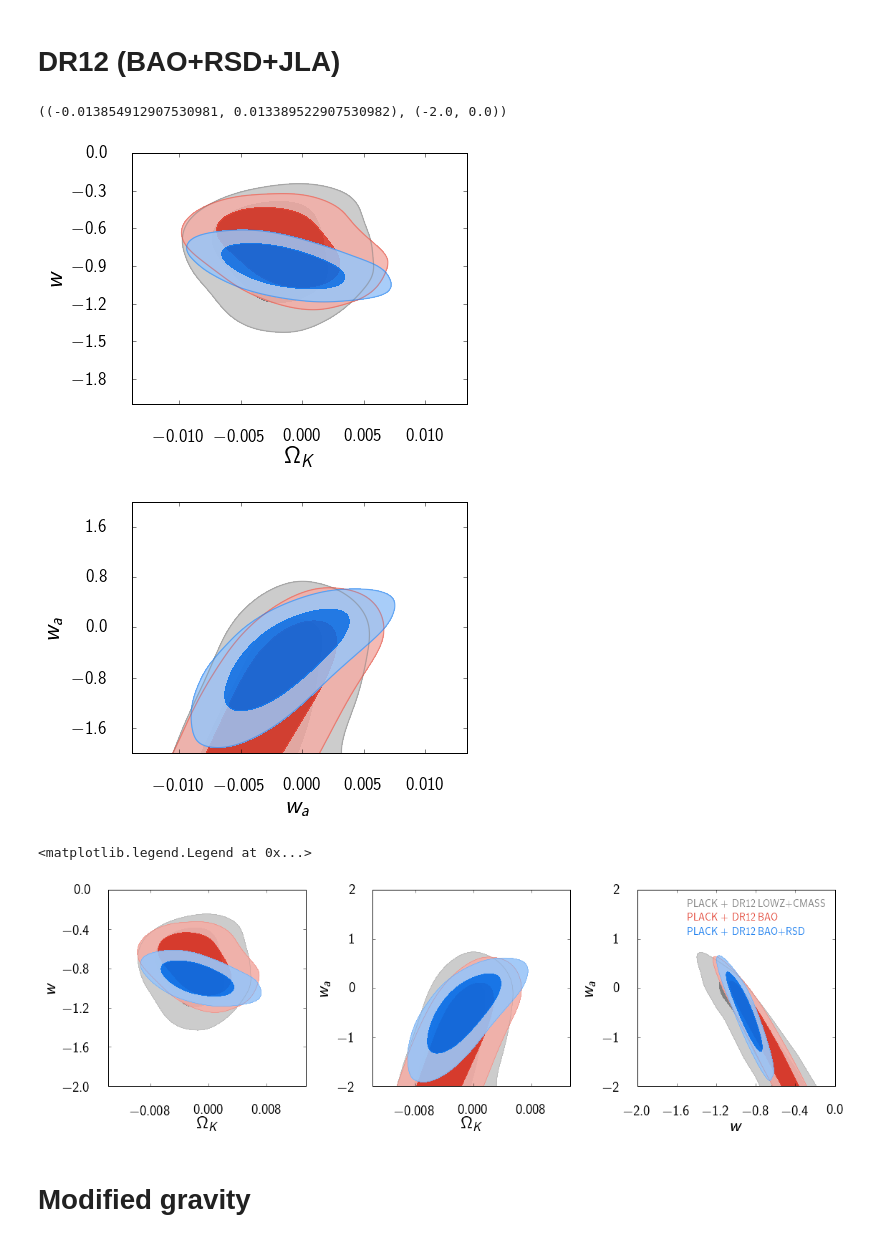
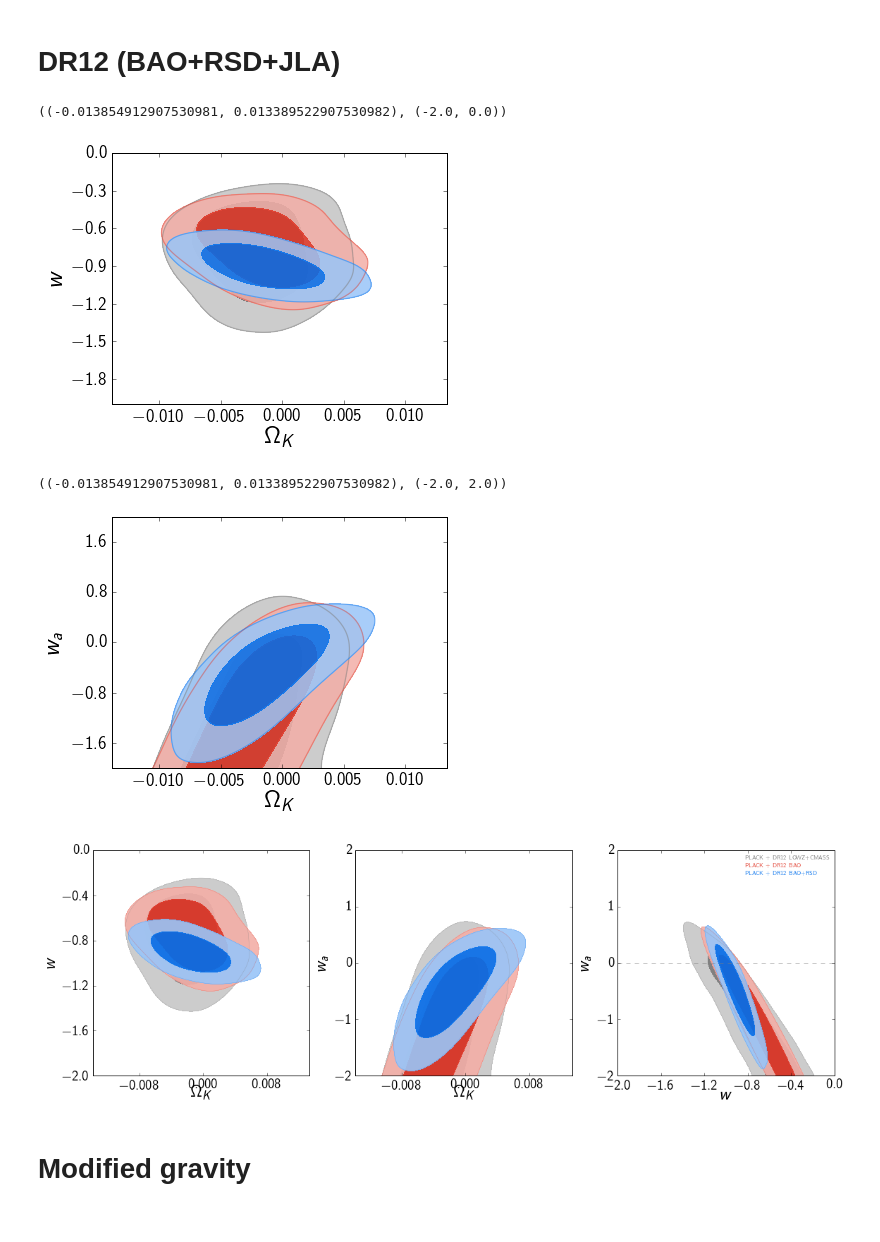
Before and after one commit to ja-vazquez/BOSS_files, a Jupyter notebook: DR12/dr12_constraints.ipynb, the cells around one changed output. Saved outputs shown, nothing was run; the diff lists cells and outputs as text; code cells hidden in the pictures.

```diff
--- a/DR12/dr12_constraints.ipynb
+++ b/DR12/dr12_constraints.ipynb
@@ -3,8 +3,19 @@
 import matplotlib.pyplot as plt
 from getdist import plots
 import planckStyle
+import pylab
 
 dir_name = '/Users/josevazquezgonzalez/Desktop/BOSS/BOSS_files/DR12/chains'
+
+params1 = {'backend': 'pdf',
+               'axes.labelsize': 20,
+               'xtick.labelsize': 20,
+               'ytick.labelsize': 20,
+               'legend.fontsize': 16,
+               'lines.markersize': 6,
+               'font.size': 25,
+               'text.usetex': True}#
+pylab.rcParams.update(params1)
 # %%
 #g = planckStyle.getSinglePlotter(chain_dir = dir_name)
 roots = ['owcdmdr12','OkwoCDM_PLK+BAO12','OkwoCDM_PLK+DR12']
@@ -43,33 +54,37 @@ g.settings.lab_fontsize = 25
 g.plot_2d(roots, param_pair=['omegak','w'], filled=True, legend_labels=False)
 # %% [output]
 ((-0.013854912907530981, 0.013389522907530982), (-2.0, 0.0))
-[figure, old version]
+[figure, new version]
 # %%
 g =plots.getSinglePlotter(chain_dir= dir_name,  analysis_settings={'smooth_scale_2D': -1.})
 g.settings.axes_fontsize = 18
 g.settings.lab_fontsize = 25
 g.plot_2d(roots, param_pair=['omegak','wa'], filled=True, legend_labels=False)
-wa = plots.ParamInfo(label='w_a')
-g.set_xlabel(wa)
-g.export('mnu_nnu2.pdf')
+#wa = plots.ParamInfo(label='w_a')
+#g.set_xlabel(wa)
+#g.export('mnu_nnu2.pdf')
 # %% [output]
+((-0.013854912907530981, 0.013389522907530982), (-2.0, 2.0))
-[figure, old version]
+[figure, new version]
 # %%
 
 roots = ['OkwowaCDM_PLK+BAO12','OkwowaCDM_PLK+DR12', 'OkwowaCDM_PLK+DR12+JLA']
 
 g = plots.getSubplotPlotter(chain_dir= dir_name, width_inch=16,  analysis_settings={'smooth_scale_2D': -1.})
 g.settings.axes_fontsize = 20
 g.settings.lab_fontsize = 25
 g.settings.alpha_filled_add =0.9
 
 g.plots_2d(roots, param_pairs=[['omegak','w'], ['omegak','wa'], ['w','wa']], nx=3, filled=True,
            legend_labels=False)
+g.add_y_marker(0)
+
+
 g.add_legend(['PLACK + DR12 LOWZ+CMASS', 'PLACK + DR12 BAO', 'PLACK + DR12 BAO+RSD'],
              colored_text=True,  legend_loc='upper right')
+g.export('OkwoCDM_0.pdf')
 # %% [output]
-<matplotlib.legend.Legend at 0x...>
-[figure, old version]
+[figure, new version]
 # %% [markdown]
 # Modified gravity
 # %%
```
Also changed, not shown: parts of 9 cells of this notebook, 2 other files.
